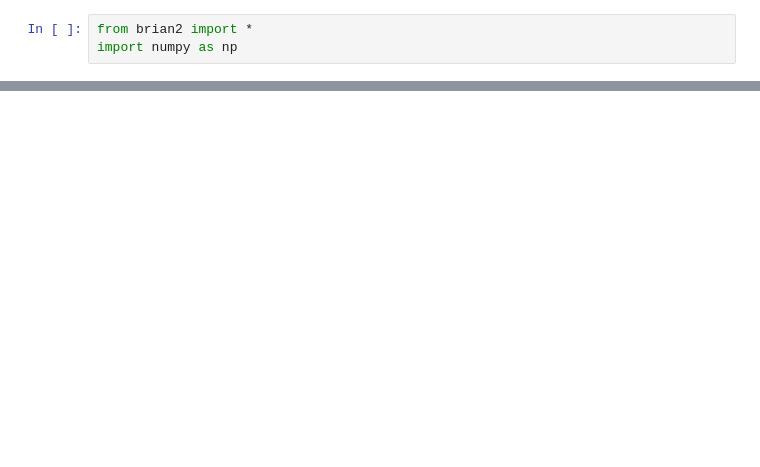
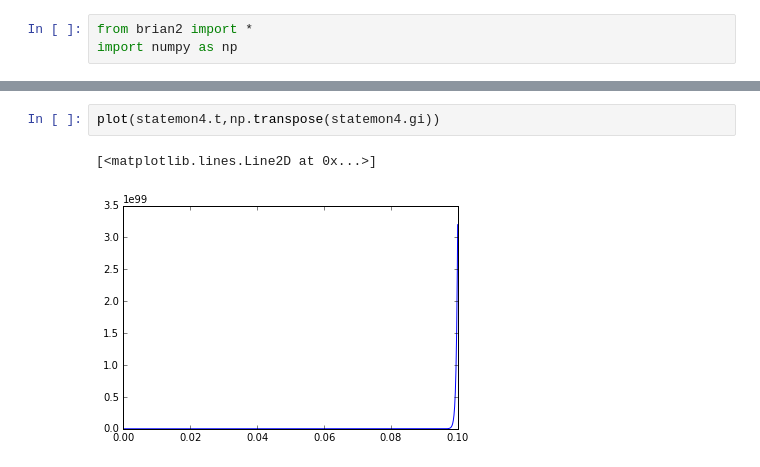
Before and after one commit to KokilaP/Neural-Networks, a Jupyter notebook: Synapse_testing.ipynb, the cells around one changed output, grey strips where cells are left out. Drawn from its saved outputs; the diff is of its cells as text; blank space fills up the shorter version.

```diff
--- a/Synapse_testing.ipynb
+++ b/Synapse_testing.ipynb
@@ -91,0 +95,5 @@ plot(statemon5.t,np.transpose(statemon5.ge_syn))
+# %%
+plot(statemon4.t,np.transpose(statemon4.gi))
+# %% [output]
+[<matplotlib.lines.Line2D at 0x...>]
+[figure, added]
```
Also changed, not shown: parts of 8 cells of this notebook.
